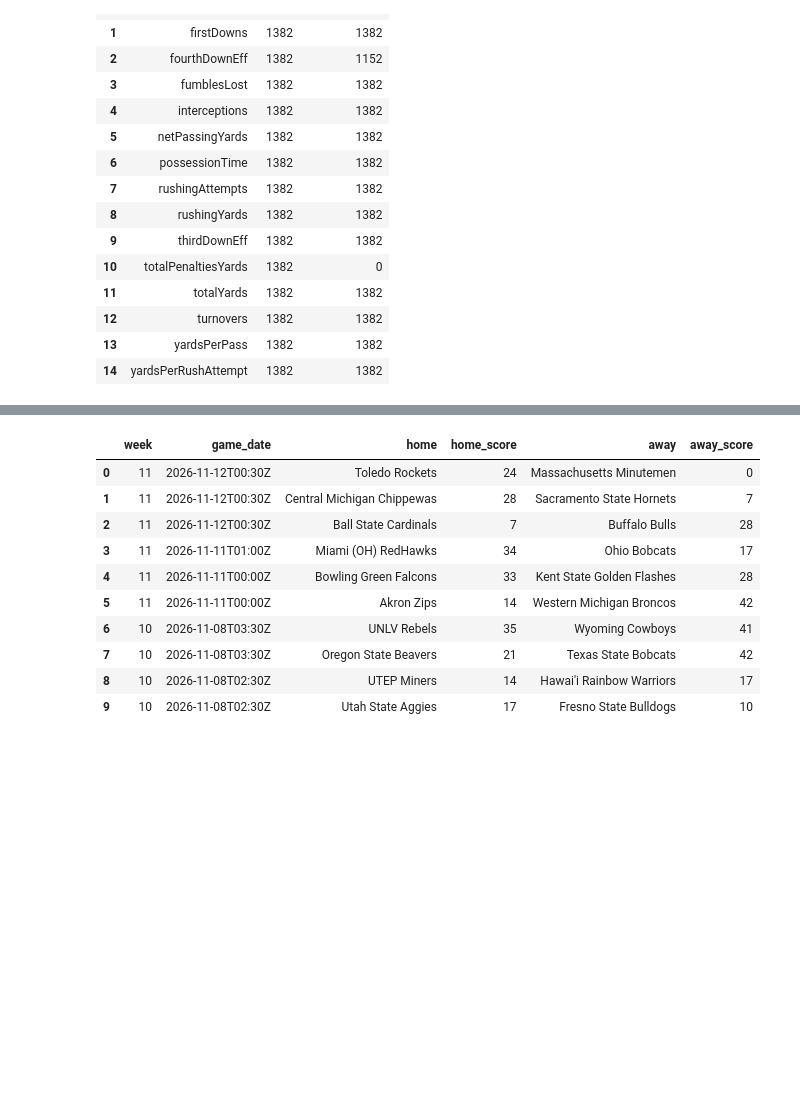
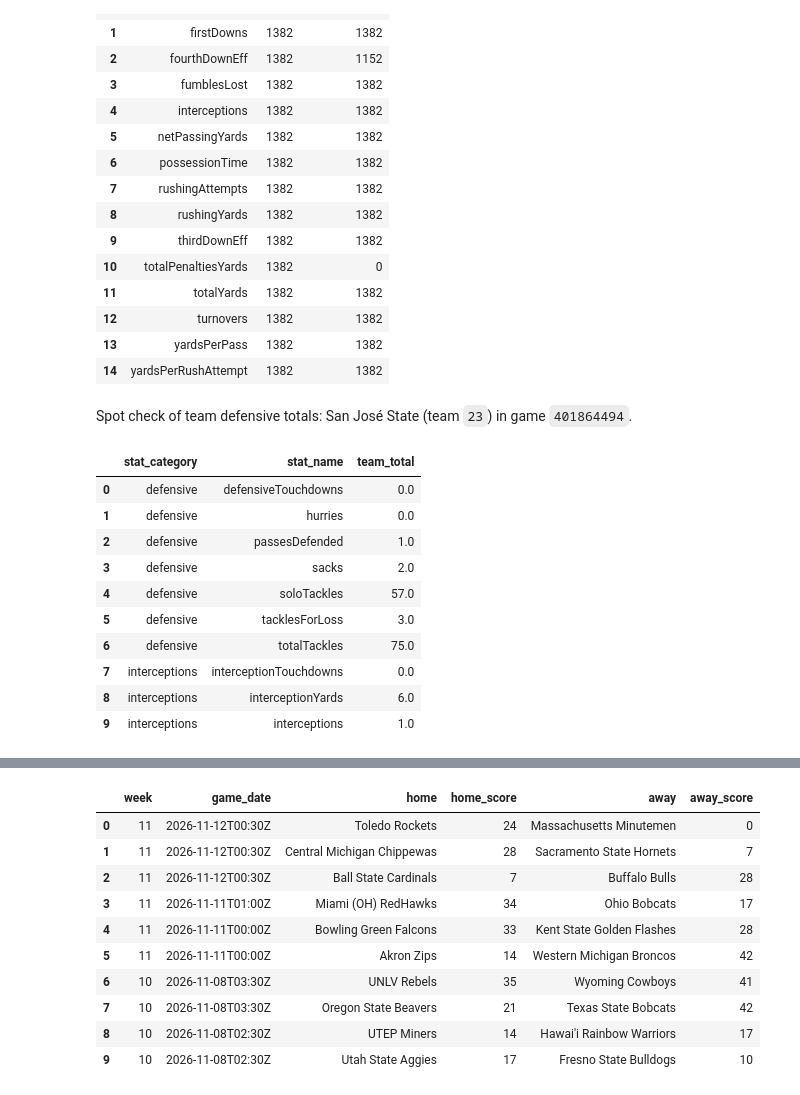
Before and after one commit to cfinley6-vols/espn-datamine, a Jupyter notebook: cfb2026.ipynb, the cells around one changed output, grey strips where cells are left out. Saved outputs shown, nothing was run; the diff lists cells and outputs as text; code cells hidden in the pictures; blank space fills up the shorter version.

```diff
--- a/cfb2026.ipynb
+++ b/cfb2026.ipynb
@@ -664,3 +826,24 @@ ORDER BY stat_name
 | 12 | turnovers | 1382 | 1382 |
 | 13 | yardsPerPass | 1382 | 1382 |
 | 14 | yardsPerRushAttempt | 1382 | 1382 |
+# %% [markdown]
+Spot check of team defensive totals: San José State (team `23`) in game `401864494`.
+# %%
+pd.read_sql_query("""
+SELECT stat_category, stat_name, team_total
+FROM Team_Defensive_Stats
+WHERE game_id = '401864494' AND team_id = '23'
+ORDER BY stat_category, stat_name
+""", conn)
+# %% [output]
+|  | stat_category | stat_name | team_total |
+| 0 | defensive | defensiveTouchdowns | 0.0 |
+| 1 | defensive | hurries | 0.0 |
+| 2 | defensive | passesDefended | 1.0 |
+| 3 | defensive | sacks | 2.0 |
+| 4 | defensive | soloTackles | 57.0 |
+| 5 | defensive | tacklesForLoss | 3.0 |
+| 6 | defensive | totalTackles | 75.0 |
+| 7 | interceptions | interceptionTouchdowns | 0.0 |
+| 8 | interceptions | interceptionYards | 6.0 |
+| 9 | interceptions | interceptions | 1.0 |
```
Also changed, not shown: parts of 21 cells of this notebook.
